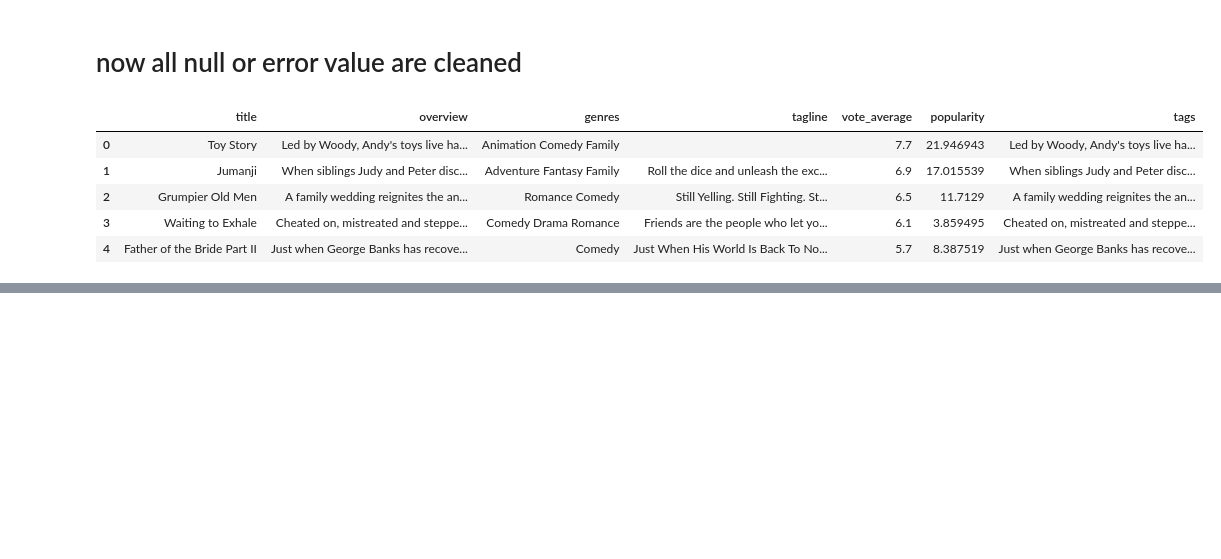
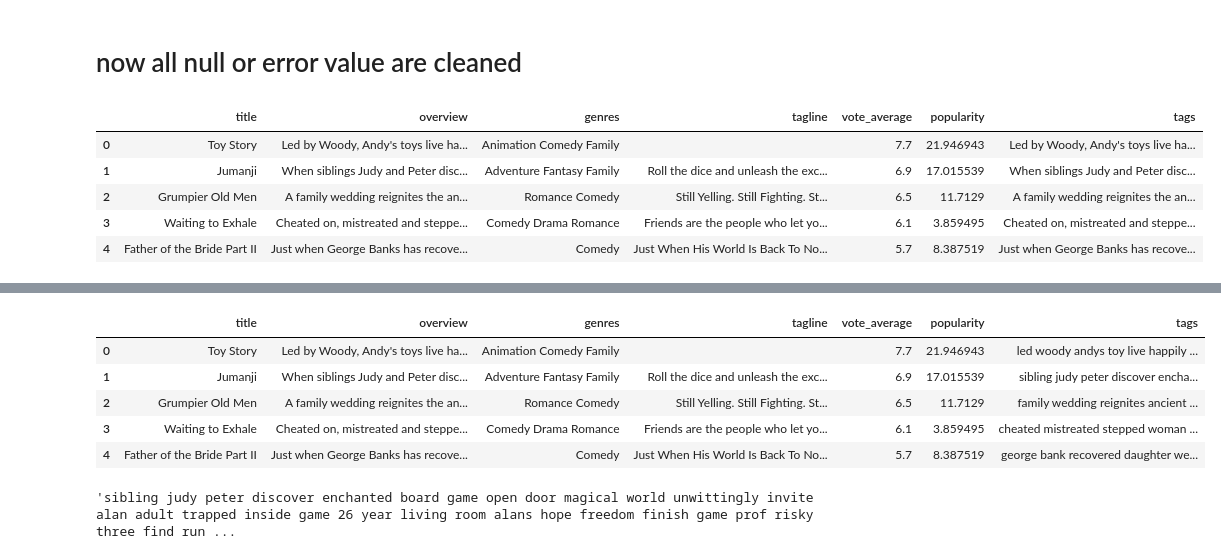
Before and after one commit to sulavg50-ux/Movie_Recommendation_ML, a Jupyter notebook: movies.ipynb, the cells around one changed output, grey strips where cells are left out. Saved outputs shown, nothing was run; the diff lists cells and outputs as text; code cells hidden in the pictures; blank space fills up the shorter version.

```diff
--- a/movies.ipynb
+++ b/movies.ipynb
@@ -159,0 +222,16 @@ df.head()
+# %%
+df['tags']=df['tags'].apply(preprocess_text)
+# %%
+df.head()
+# %% [output]
+|  | title | overview | genres | tagline | vote_average | popularity | tags |
+| 0 | Toy Story | Led by Woody, Andy's toys live ha... | Animation Comedy Family |  | 7.7 | 21.946943 | led woody andys toy live happily ... |
+| 1 | Jumanji | When siblings Judy and Peter disc... | Adventure Fantasy Family | Roll the dice and unleash the exc... | 6.9 | 17.015539 | sibling judy peter discover encha... |
+| 2 | Grumpier Old Men | A family wedding reignites the an... | Romance Comedy | Still Yelling. Still Fighting. St... | 6.5 | 11.7129 | family wedding reignites ancient ... |
+| 3 | Waiting to Exhale | Cheated on, mistreated and steppe... | Comedy Drama Romance | Friends are the people who let yo... | 6.1 | 3.859495 | cheated mistreated stepped woman ... |
+| 4 | Father of the Bride Part II | Just when George Banks has recove... | Comedy | Just When His World Is Back To No... | 5.7 | 8.387519 | george bank recovered daughter we... |
+# %%
+df['tags'][1]
+# here nlp is used so all punctuation is removed,tokenize,remove stop words
+# %% [output]
+'sibling judy peter discover enchanted board game open door magical world unwittingly invite alan adult trapped inside game 26 year living room alans hope freedom finish game prof risky three find run ...
```
Also changed, not shown: parts of 5 cells of this notebook.
